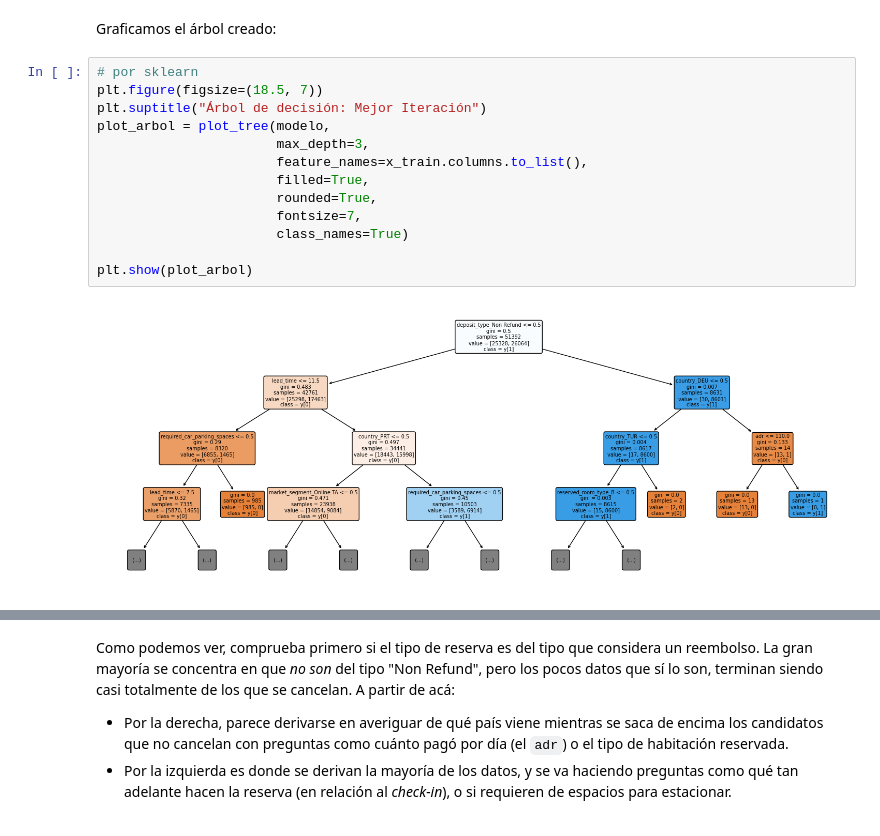
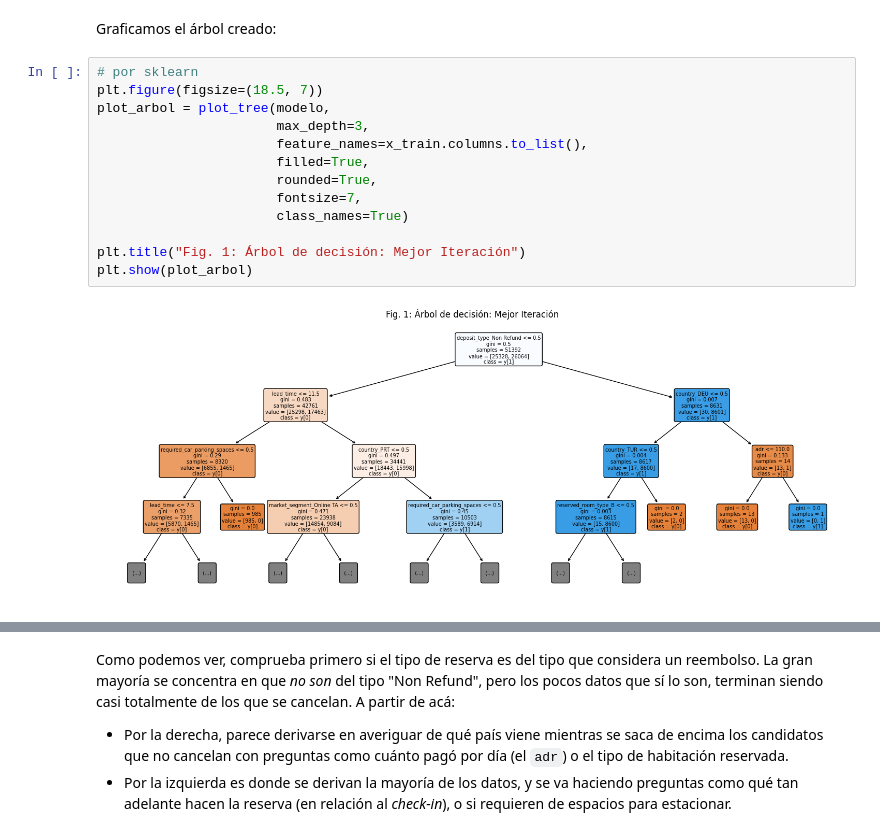
Before and after one commit to NLGS2907/7506R-2C2023-GRUPO03, a Jupyter notebook: TPs/TP1/Checkpoint 2/7506R_TP1_GRUPO03_CHP2_ENTREGA.ipynb, the cells around one changed output, grey strips where cells are left out. Saved outputs shown, nothing was run; the diff lists cells and outputs as text.

Commit message:
Agregados algunos títulos en los plots

```diff
--- a/TPs/TP1/Checkpoint 2/7506R_TP1_GRUPO03_CHP2_ENTREGA.ipynb
+++ b/TPs/TP1/Checkpoint 2/7506R_TP1_GRUPO03_CHP2_ENTREGA.ipynb
@@ -405,18 +405,18 @@ Graficamos el árbol creado:
 # %%
 # por sklearn
 plt.figure(figsize=(18.5, 7))
-plt.suptitle("Árbol de decisión: Mejor Iteración")
 plot_arbol = plot_tree(modelo,
                        max_depth=3,
                        feature_names=x_train.columns.to_list(),
                        filled=True,
                        rounded=True,
                        fontsize=7,
                        class_names=True)
 
+plt.title("Fig. 1: Árbol de decisión: Mejor Iteración")
 plt.show(plot_arbol)
 # %% [output]
-[figure, old version]
+[figure, new version]
 # %%
 # por dtreeviz
 viz_model = dtreeviz.model(modelo,
```
Also changed, not shown: parts of 2 cells of this notebook.
